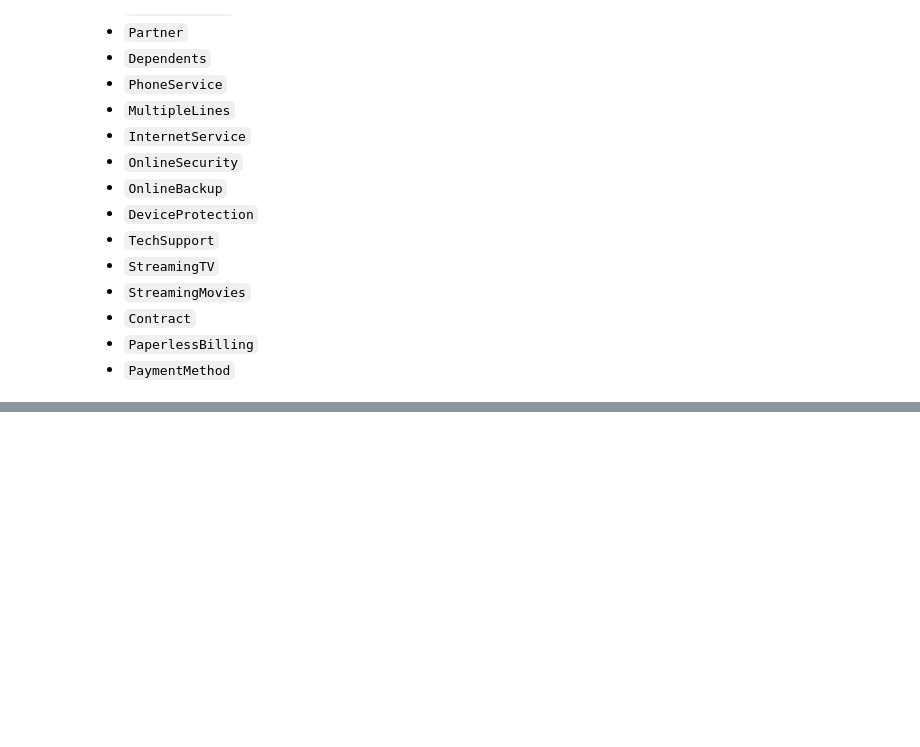
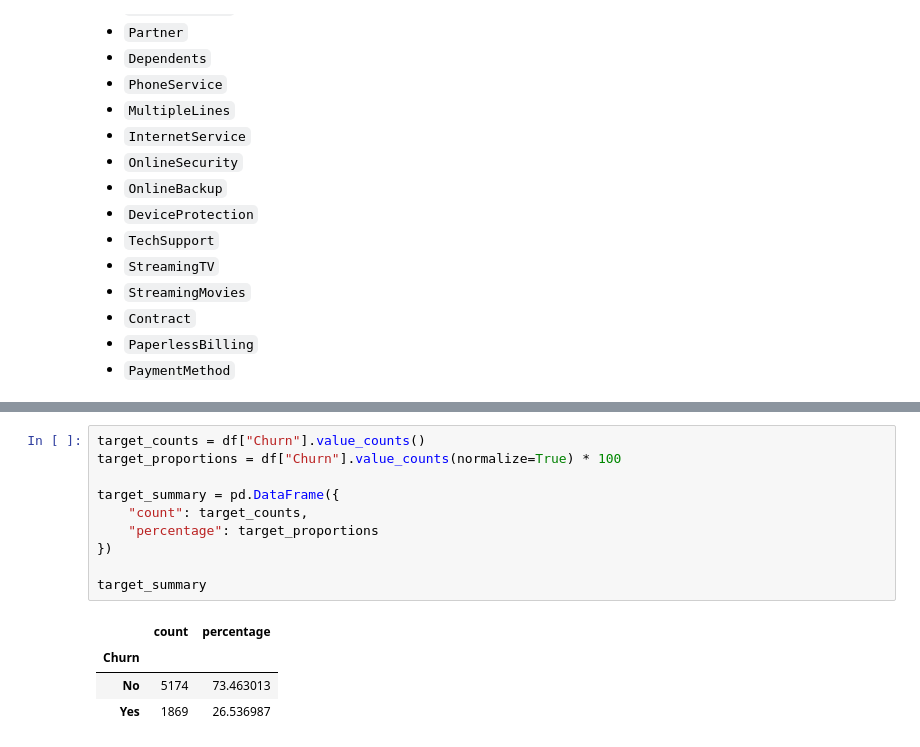
Before and after one commit to Pabloricoc/customer-churn-ml, a Jupyter notebook: notebooks/01_data_understanding.ipynb, the cells around one changed output, grey strips where cells are left out. Cells and saved outputs as stored; diff of their text form; blank space fills up the shorter version.

Commit message:
feat(data): investigate dataset quality issues

```diff
--- a/notebooks/01_data_understanding.ipynb
+++ b/notebooks/01_data_understanding.ipynb
@@ -372,0 +454,15 @@ Name: count, dtype: int64
+# %%
+target_counts = df["Churn"].value_counts()
+target_proportions = df["Churn"].value_counts(normalize=True) * 100
+
+target_summary = pd.DataFrame({
+    "count": target_counts,
+    "percentage": target_proportions
+})
+
+target_summary
+# %% [output]
+|  | count | percentage |
+| Churn |  |  |
+| No | 5174 | 73.463013 |
+| Yes | 1869 | 26.536987 |
```
Also changed, not shown: parts of 9 cells of this notebook.
